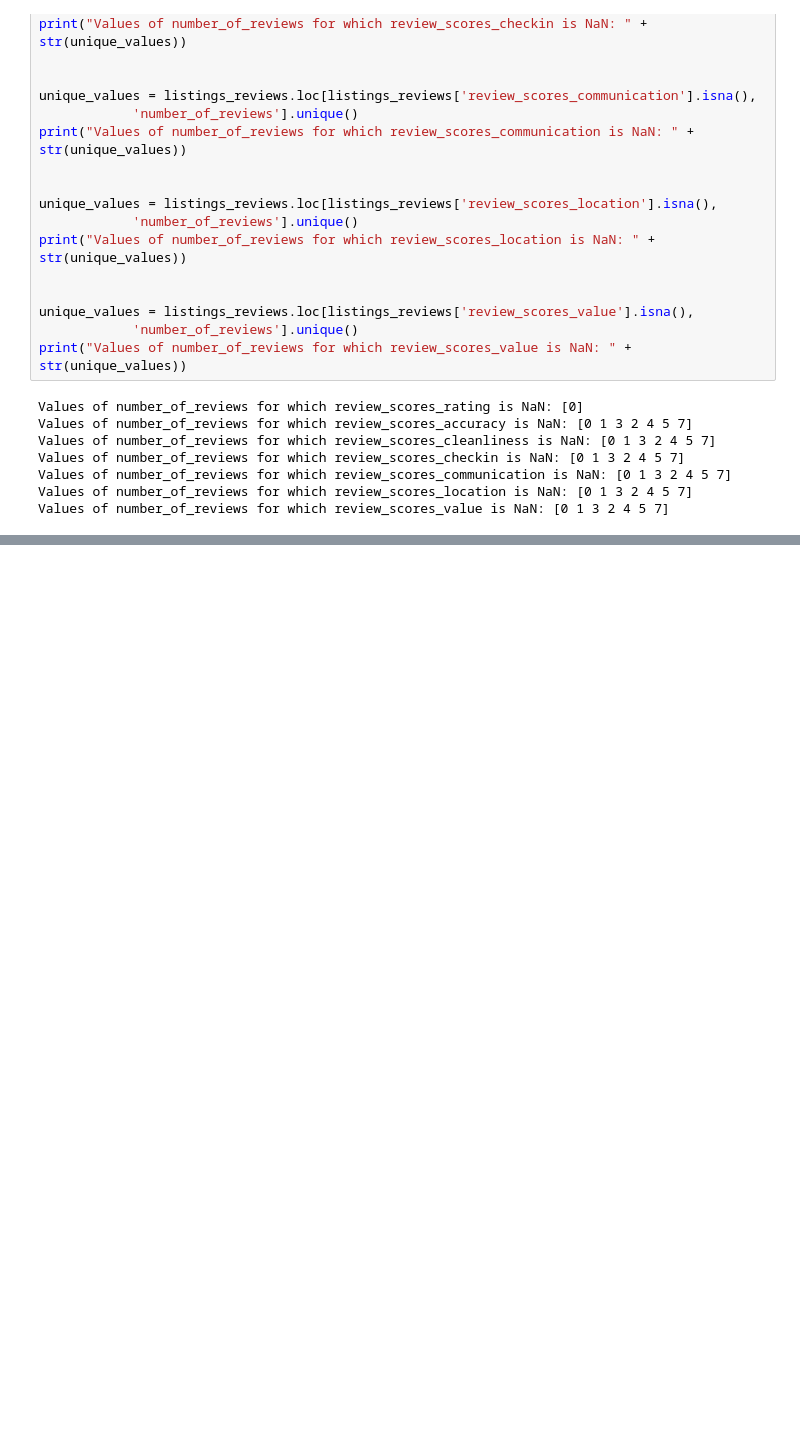
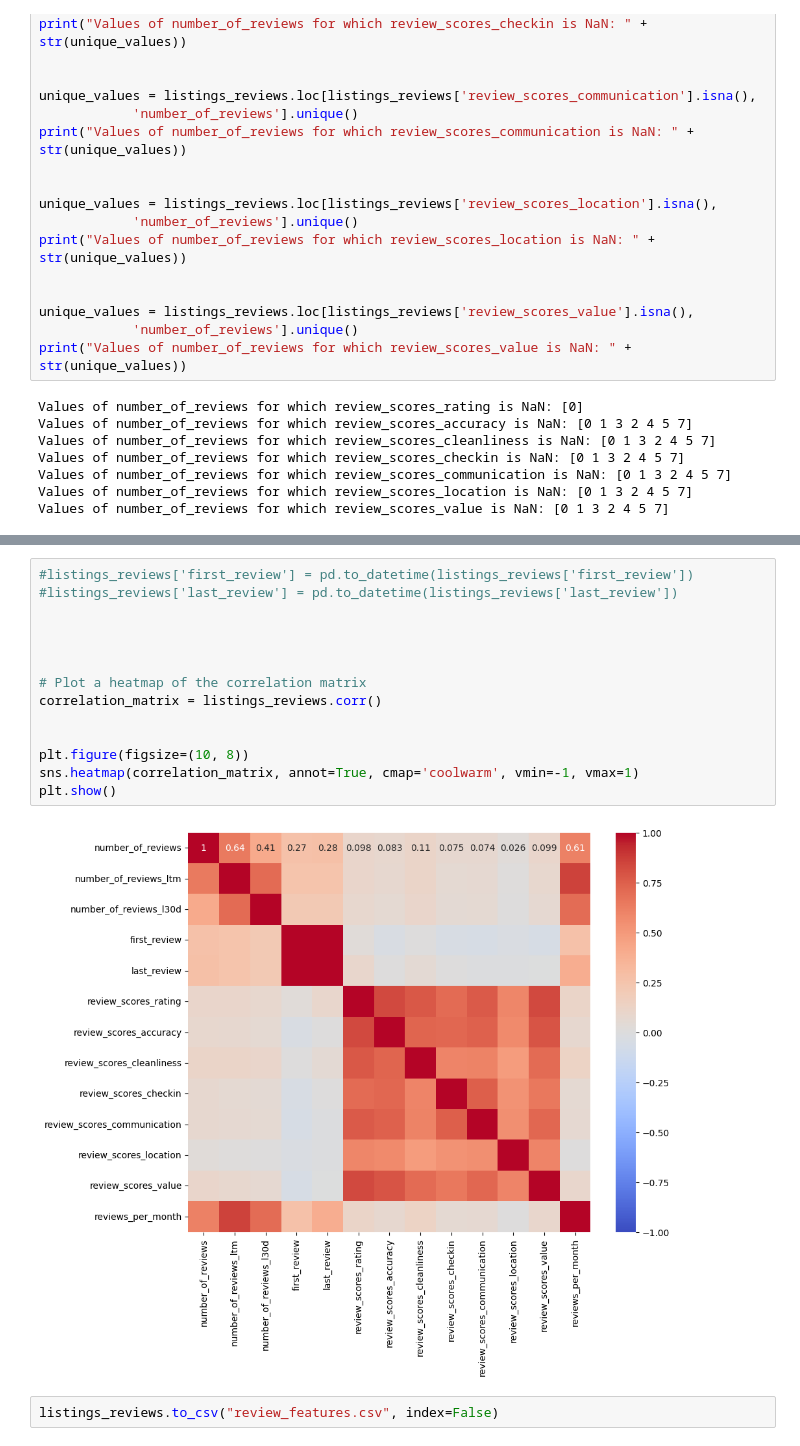
Before and after one commit to heidiwiest/tdt4259-main, a Jupyter notebook: eda_reviews.ipynb, the cells around one changed output, grey strips where cells are left out. Saved outputs shown, nothing was run; the diff lists cells and outputs as text; blank space fills up the shorter version.

```diff
--- a/eda_reviews.ipynb
+++ b/eda_reviews.ipynb
@@ -117,0 +123,18 @@ Values of number_of_reviews for which review_scores_value is NaN: [0 1 3 2 4 5 7
+# %%
+#listings_reviews['first_review'] = pd.to_datetime(listings_reviews['first_review'])
+#listings_reviews['last_review'] = pd.to_datetime(listings_reviews['last_review'])
+
+
+
+
+# Plot a heatmap of the correlation matrix
+correlation_matrix = listings_reviews.corr()
+
+
+plt.figure(figsize=(10, 8))
+sns.heatmap(correlation_matrix, annot=True, cmap='coolwarm', vmin=-1, vmax=1)
+plt.show()
+# %% [output]
+[figure, added]
+# %%
+listings_reviews.to_csv("review_features.csv", index=False)
```
Also changed, not shown: parts of 2 cells of this notebook, 4 other files.
